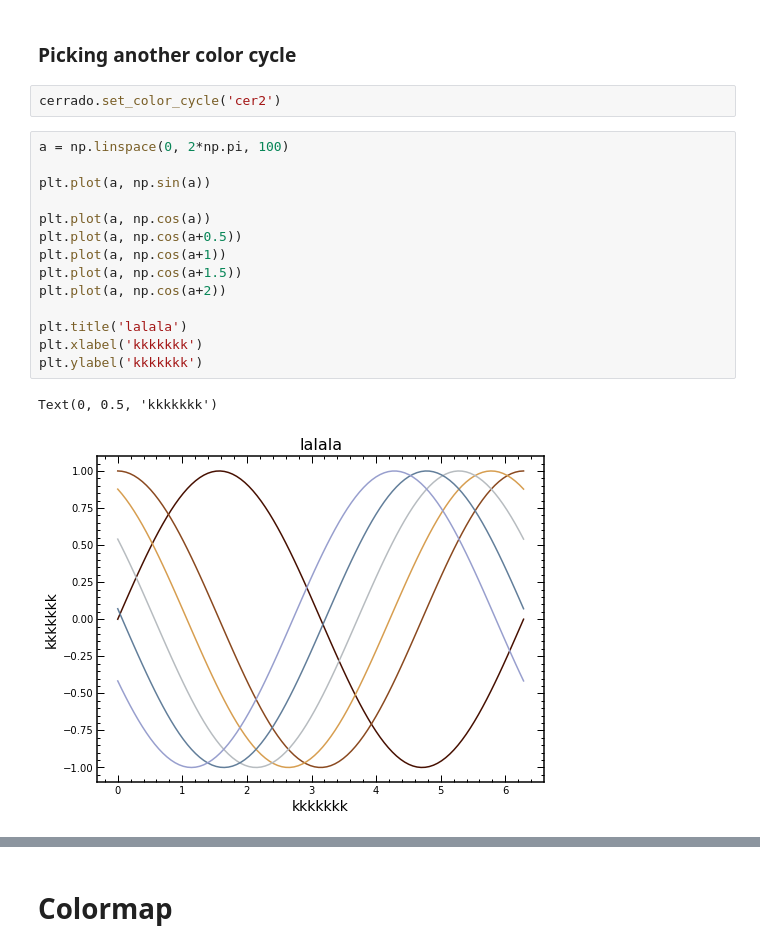
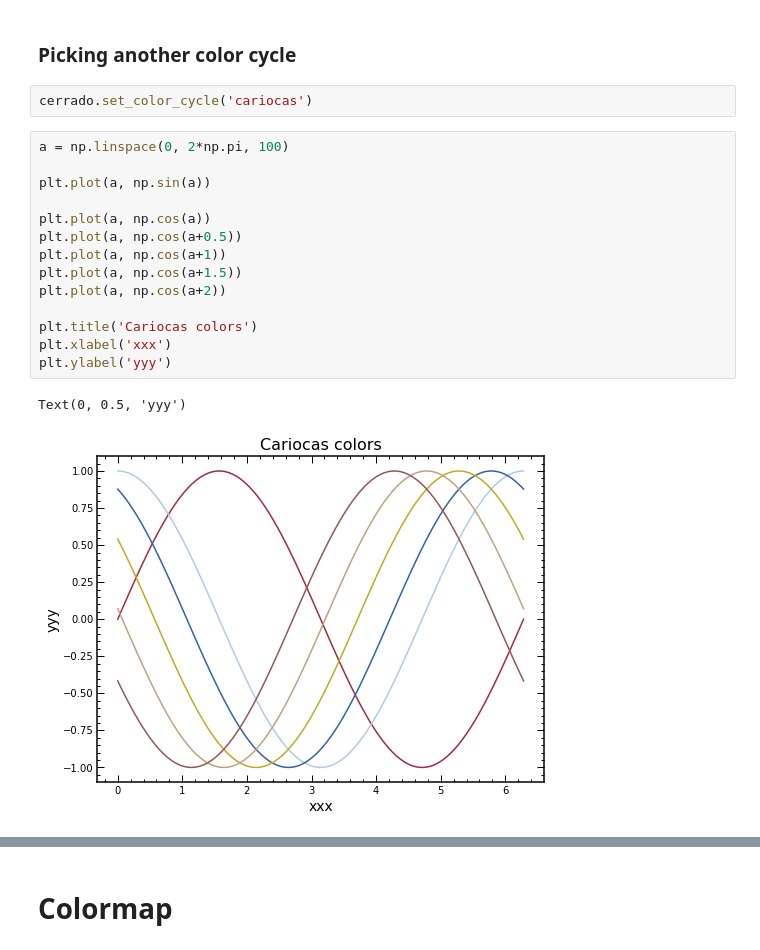
Before and after one commit to gantunesm/cerrado, a Jupyter notebook: notebooks/view_cerrado_colors.ipynb, the cells around one changed output, grey strips where cells are left out. Cells and saved outputs as stored; diff of their text form.

```diff
--- a/notebooks/view_cerrado_colors.ipynb
+++ b/notebooks/view_cerrado_colors.ipynb
@@ -37,21 +45,21 @@ Text(0, 0.5, 'axis-y')
 # %% [markdown]
 ### Picking another color cycle
 # %%
-cerrado.set_color_cycle('cer2')
+cerrado.set_color_cycle('cariocas')
 # %%
 a = np.linspace(0, 2*np.pi, 100)
 
 plt.plot(a, np.sin(a))
 
 plt.plot(a, np.cos(a))
 plt.plot(a, np.cos(a+0.5))
 plt.plot(a, np.cos(a+1))
 plt.plot(a, np.cos(a+1.5))
 plt.plot(a, np.cos(a+2))
 
-plt.title('lalala')
-plt.xlabel('kkkkkkk')
-plt.ylabel('kkkkkkk')
+plt.title('Cariocas colors')
+plt.xlabel('xxx')
+plt.ylabel('yyy')
 # %% [output]
-Text(0, 0.5, 'kkkkkkk')
+Text(0, 0.5, 'yyy')
-[figure, old version]
+[figure, new version]
```
Also changed, not shown: parts of 7 cells of this notebook, 4 other files.
